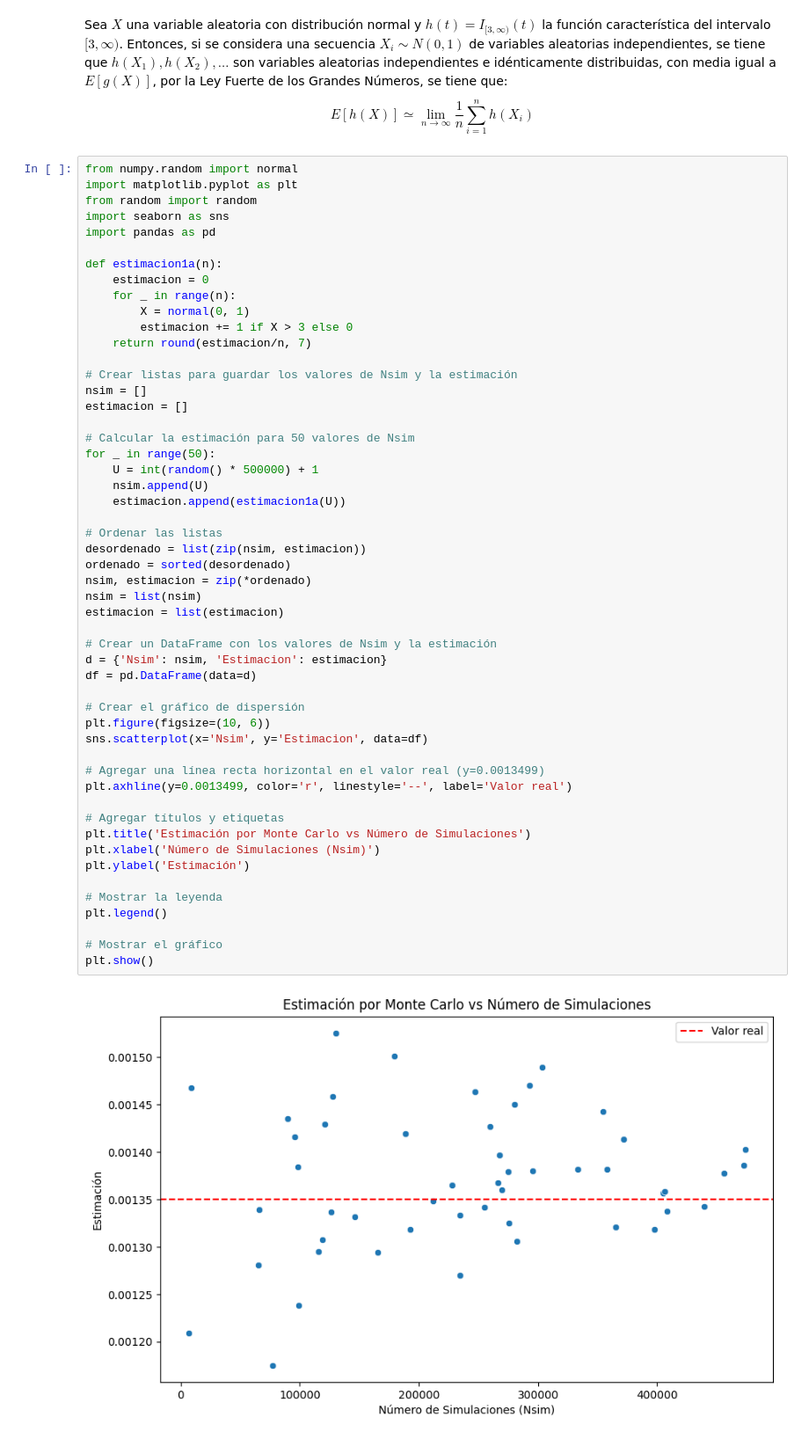
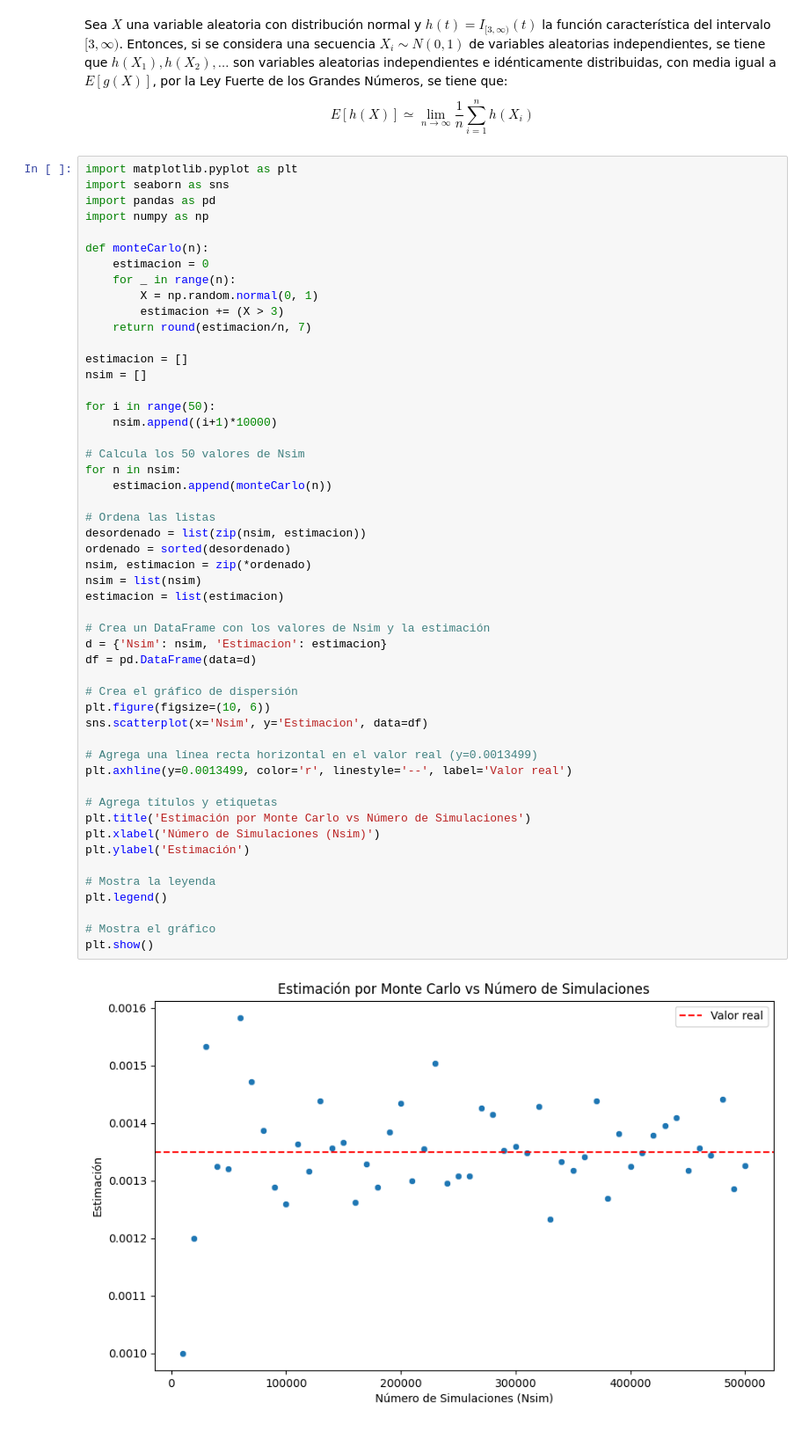
Before and after one commit to JulietaStorino/Importance-Sampling-FAMAF, a Jupyter notebook: Desarrollo.ipynb, the cells around one changed output. Shown at 88% size. Drawn from its saved outputs; the diff is of its cells as text.

```diff
--- a/Desarrollo.ipynb
+++ b/Desarrollo.ipynb
@@ -2,56 +2,55 @@
 Sea $X$ una variable aleatoria con distribución normal y $h(t)=I_{[3,\infty)}(t)$ la función característica del intervalo $[3,\infty)$. Entonces, si se considera una secuencia $X_i\sim N(0,1)$ de variables aleatorias independientes, se tiene que $h(X_1), h(X_2), \ldots$ son variables aleatorias independientes e idénticamente distribuidas, con media igual a $E[g(X)]$, por la Ley Fuerte de los Grandes Números, se tiene que:
 $$E[h(X)]\simeq \lim_{n\rightarrow\infty}\frac{1}{n}\sum_{i=1}^{n}h(X_i)$$
 # %%
-from numpy.random import normal
 import matplotlib.pyplot as plt
-from random import random
 import seaborn as sns
 import pandas as pd
+import numpy as np
 
-def estimacion1a(n):
+def monteCarlo(n):
     estimacion = 0
     for _ in range(n):
-        X = normal(0, 1)
-        estimacion += 1 if X > 3 else 0
+        X = np.random.normal(0, 1)
+        estimacion += (X > 3)
     return round(estimacion/n, 7)
 
-# Crear listas para guardar los valores de Nsim y la estimación
+estimacion = []
 nsim = []
-estimacion = []
 
-# Calcular la estimación para 50 valores de Nsim
-for _ in range(50):
-    U = int(random() * 500000) + 1
-    nsim.append(U)
-    estimacion.append(estimacion1a(U))
+for i in range(50):
+    nsim.append((i+1)*10000)
 
-# Ordenar las listas
+# Calcula los 50 valores de Nsim
+for n in nsim:
+    estimacion.append(monteCarlo(n))
+
+# Ordena las listas
 desordenado = list(zip(nsim, estimacion))
 ordenado = sorted(desordenado)
 nsim, estimacion = zip(*ordenado)
 nsim = list(nsim)
 estimacion = list(estimacion)
 
-# Crear un DataFrame con los valores de Nsim y la estimación
+# Crea un DataFrame con los valores de Nsim y la estimación
 d = {'Nsim': nsim, 'Estimacion': estimacion}
 df = pd.DataFrame(data=d)
 
-# Crear el gráfico de dispersión
+# Crea el gráfico de dispersión
 plt.figure(figsize=(10, 6))
 sns.scatterplot(x='Nsim', y='Estimacion', data=df)
 
-# Agregar una línea recta horizontal en el valor real (y=0.0013499)
+# Agrega una línea recta horizontal en el valor real (y=0.0013499)
 plt.axhline(y=0.0013499, color='r', linestyle='--', label='Valor real')
 
-# Agregar títulos y etiquetas
+# Agrega títulos y etiquetas
 plt.title('Estimación por Monte Carlo vs Número de Simulaciones')
 plt.xlabel('Número de Simulaciones (Nsim)')
 plt.ylabel('Estimación')
 
-# Mostrar la leyenda
+# Mostra la leyenda
 plt.legend()
 
-# Mostrar el gráfico
+# Mostra el gráfico
 plt.show()
 # %% [output]
-[figure, old version]
+[figure, new version]
```
Also changed, not shown: parts of 2 cells of this notebook.
